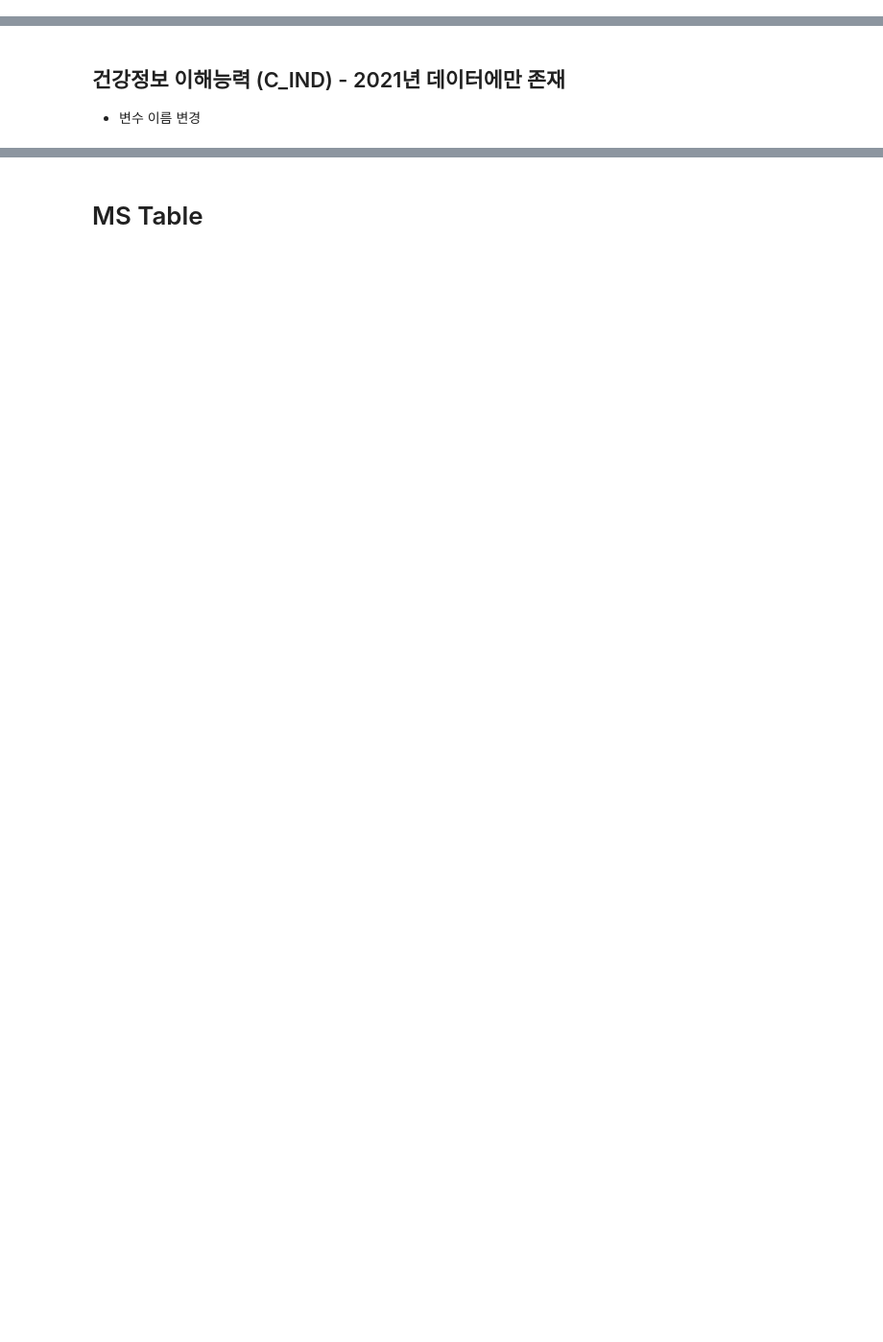
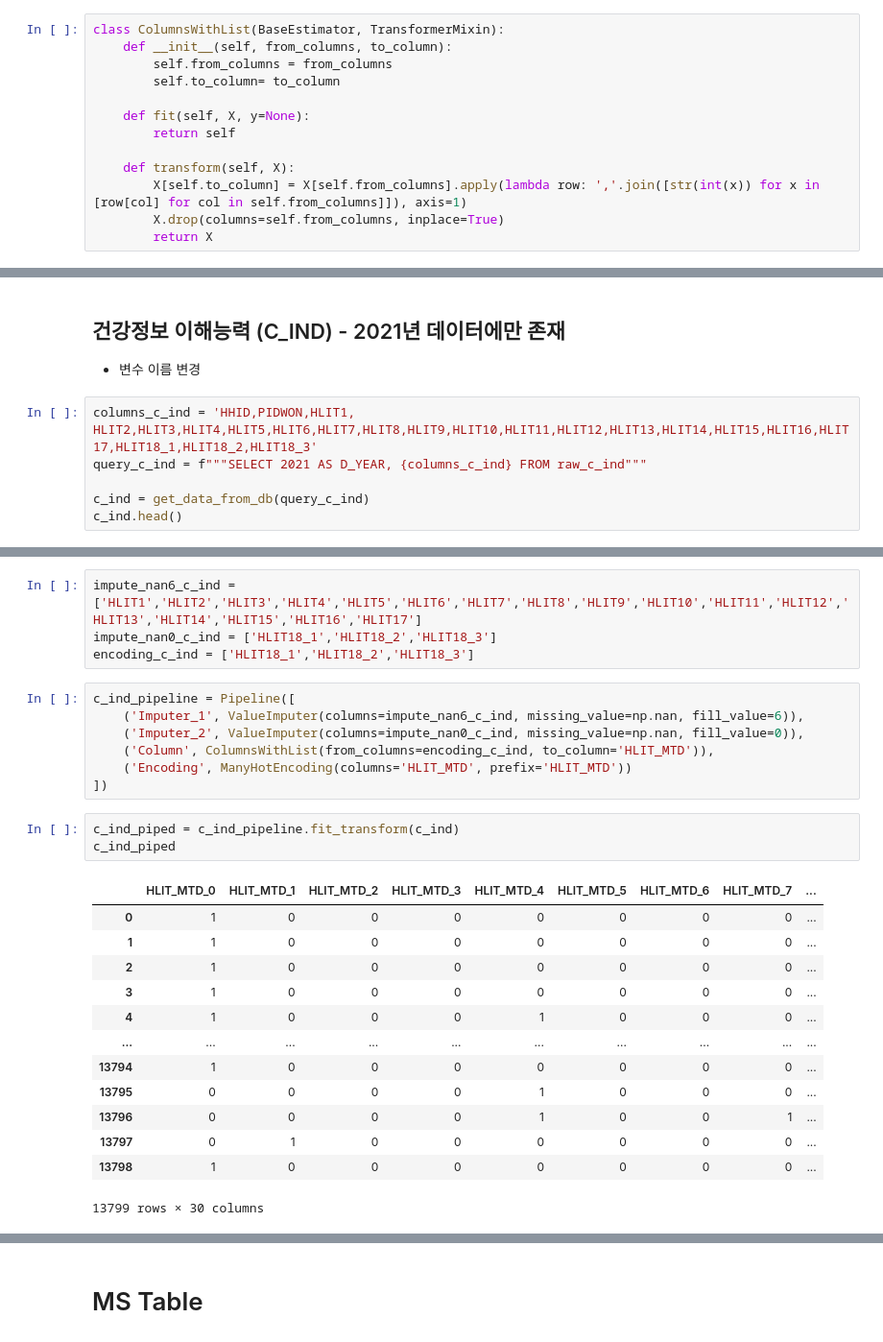
Before and after one commit to skqorrla/HK-M-Project, a Jupyter notebook: 01_Preprocessing_Pipeline.ipynb, the cells around one changed output, grey strips where cells are left out. Shown at 96% size. Drawn from its saved outputs; the diff is of its cells as text; blank space fills up the shorter version.

```diff
--- a/01_Preprocessing_Pipeline.ipynb
+++ b/01_Preprocessing_Pipeline.ipynb
@@ -94,0 +122,13 @@ class RenameDropColumnsTransformer(BaseEstimator, TransformerMixin):
+# %%
+class ColumnsWithList(BaseEstimator, TransformerMixin):
+    def __init__(self, from_columns, to_column):
+        self.from_columns = from_columns
+        self.to_column= to_column
+
+    def fit(self, X, y=None):
+        return self
+
+    def transform(self, X):
+        X[self.to_column] = X[self.from_columns].apply(lambda row: ','.join([str(int(x)) for x in [row[col] for col in self.from_columns]]), axis=1)
+        X.drop(columns=self.from_columns, inplace=True)
+        return X
@@ -269,3 +396,9 @@ phi_disease.head()
 # %% [markdown]
 ## 건강정보 이해능력 (C_IND) - 2021년 데이터에만 존재
 - 변수 이름 변경
+# %%
+columns_c_ind = 'HHID,PIDWON,HLIT1, HLIT2,HLIT3,HLIT4,HLIT5,HLIT6,HLIT7,HLIT8,HLIT9,HLIT10,HLIT11,HLIT12,HLIT13,HLIT14,HLIT15,HLIT16,HLIT17,HLIT18_1,HLIT18_2,HLIT18_3'
+query_c_ind = f"""SELECT 2021 AS D_YEAR, {columns_c_ind} FROM raw_c_ind"""
+
+c_ind = get_data_from_db(query_c_ind)
+c_ind.head()
@@ -271,0 +413,28 @@ phi_disease.head()
+# %%
+impute_nan6_c_ind = ['HLIT1','HLIT2','HLIT3','HLIT4','HLIT5','HLIT6','HLIT7','HLIT8','HLIT9','HLIT10','HLIT11','HLIT12','HLIT13','HLIT14','HLIT15','HLIT16','HLIT17']
+impute_nan0_c_ind = ['HLIT18_1','HLIT18_2','HLIT18_3']
+encoding_c_ind = ['HLIT18_1','HLIT18_2','HLIT18_3']
+# %%
+c_ind_pipeline = Pipeline([
+    ('Imputer_1', ValueImputer(columns=impute_nan6_c_ind, missing_value=np.nan, fill_value=6)),
+    ('Imputer_2', ValueImputer(columns=impute_nan0_c_ind, missing_value=np.nan, fill_value=0)),
+    ('Column', ColumnsWithList(from_columns=encoding_c_ind, to_column='HLIT_MTD')),
+    ('Encoding', ManyHotEncoding(columns='HLIT_MTD', prefix='HLIT_MTD'))
+])
+# %%
+c_ind_piped = c_ind_pipeline.fit_transform(c_ind)
+c_ind_piped
+# %% [output]
+|  | HLIT_MTD_0 | HLIT_MTD_1 | HLIT_MTD_2 | HLIT_MTD_3 | HLIT_MTD_4 | HLIT_MTD_5 | HLIT_MTD_6 | HLIT_MTD_7 | ... |
+| 0 | 1 | 0 | 0 | 0 | 0 | 0 | 0 | 0 | ... |
+| 1 | 1 | 0 | 0 | 0 | 0 | 0 | 0 | 0 | ... |
+| 2 | 1 | 0 | 0 | 0 | 0 | 0 | 0 | 0 | ... |
+| 3 | 1 | 0 | 0 | 0 | 0 | 0 | 0 | 0 | ... |
+| 4 | 1 | 0 | 0 | 0 | 1 | 0 | 0 | 0 | ... |
+| ... | ... | ... | ... | ... | ... | ... | ... | ... | ... |
+| 13794 | 1 | 0 | 0 | 0 | 0 | 0 | 0 | 0 | ... |
+| 13795 | 0 | 0 | 0 | 0 | 1 | 0 | 0 | 0 | ... |
+| 13796 | 0 | 0 | 0 | 0 | 1 | 0 | 0 | 1 | ... |
+| 13797 | 0 | 1 | 0 | 0 | 0 | 0 | 0 | 0 | ... |
+| 13798 | 1 | 0 | 0 | 0 | 0 | 0 | 0 | 0 | ... |
+13799 rows × 30 columns
```
Also changed, not shown: parts of 33 cells of this notebook.
